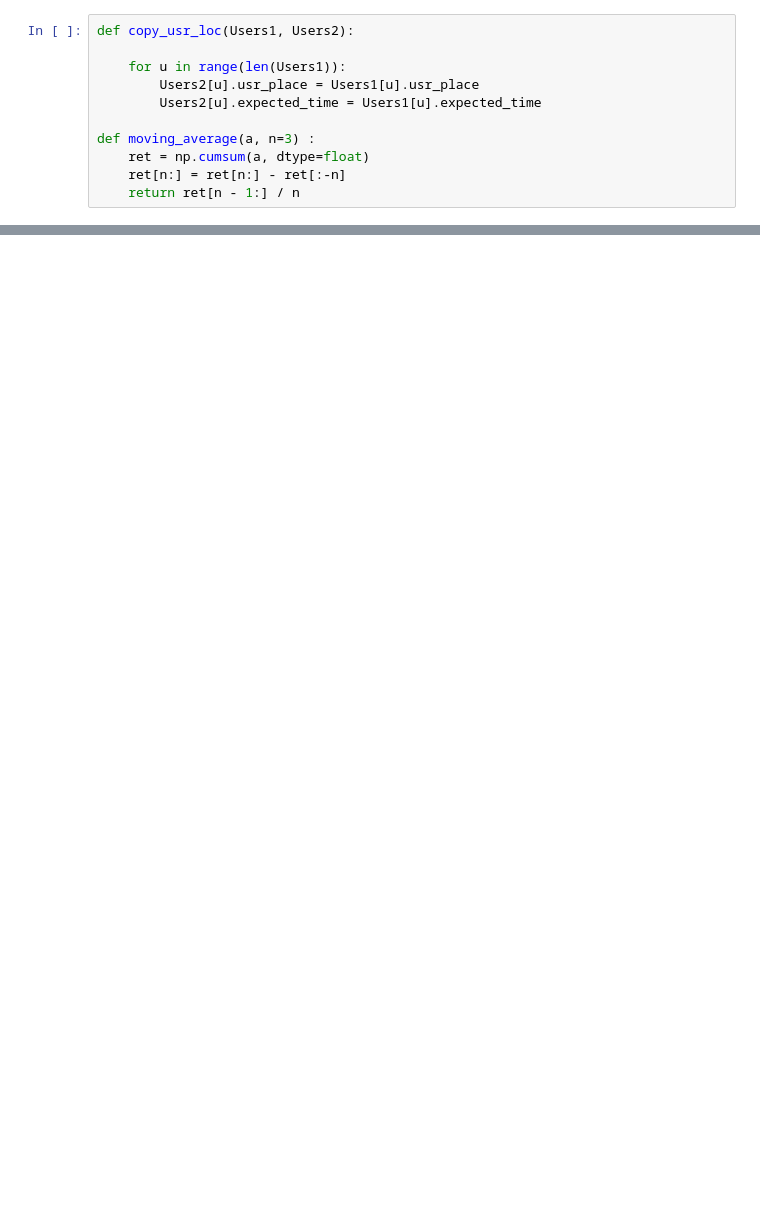
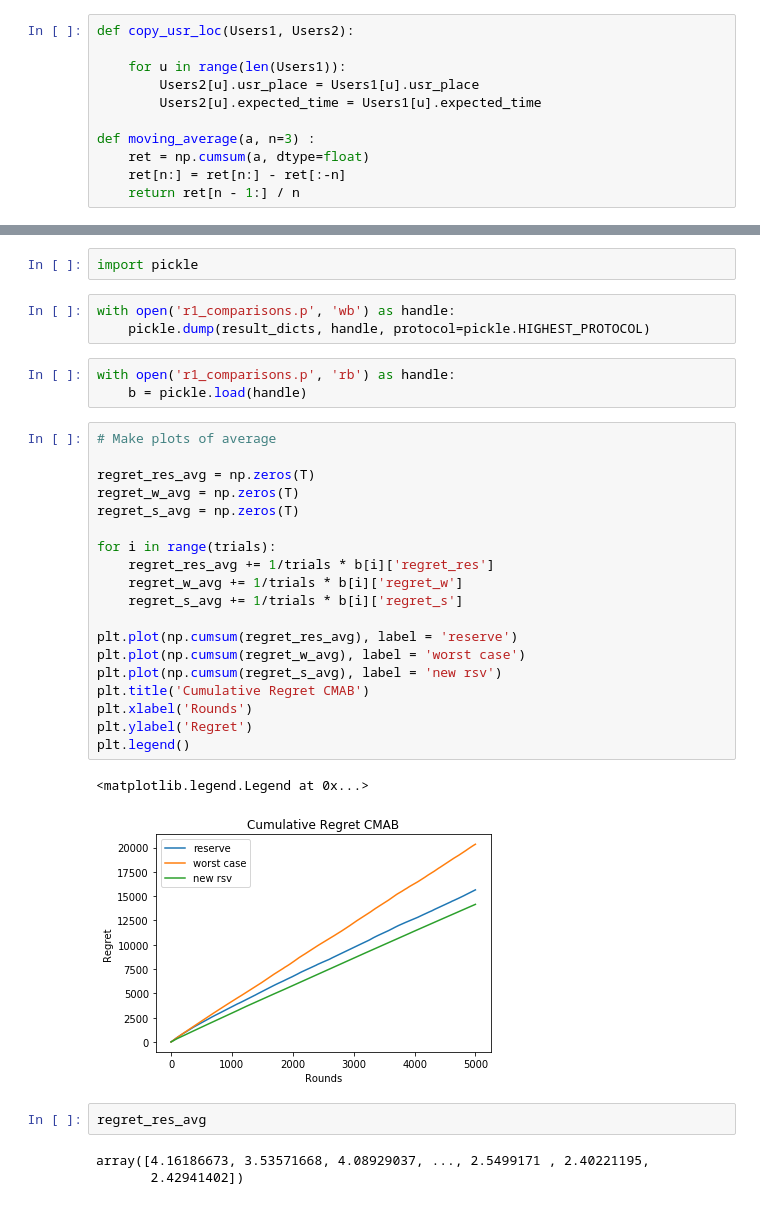
Before and after one commit to tj-kim/DistMEC, a Jupyter notebook: jupyter_notebooks/22_06_02 Worst Case Gain.ipynb, the cells around one changed output, grey strips where cells are left out. Saved outputs shown, nothing was run; the diff lists cells and outputs as text; blank space fills up the shorter version.

```diff
--- a/jupyter_notebooks/22_06_02 Worst Case Gain.ipynb
+++ b/jupyter_notebooks/22_06_02 Worst Case Gain.ipynb
@@ -146,0 +207,35 @@ plt.legend()
+# %%
+import pickle
+# %%
+with open('r1_comparisons.p', 'wb') as handle:
+    pickle.dump(result_dicts, handle, protocol=pickle.HIGHEST_PROTOCOL)
+# %%
+with open('r1_comparisons.p', 'rb') as handle:
+    b = pickle.load(handle)
+# %%
+# Make plots of average
+
+regret_res_avg = np.zeros(T)
+regret_w_avg = np.zeros(T)
+regret_s_avg = np.zeros(T)
+
+for i in range(trials):
+    regret_res_avg += 1/trials * b[i]['regret_res']
+    regret_w_avg += 1/trials * b[i]['regret_w']
+    regret_s_avg += 1/trials * b[i]['regret_s']
+
+plt.plot(np.cumsum(regret_res_avg), label = 'reserve')
+plt.plot(np.cumsum(regret_w_avg), label = 'worst case')
+plt.plot(np.cumsum(regret_s_avg), label = 'new rsv')
+plt.title('Cumulative Regret CMAB')
+plt.xlabel('Rounds')
+plt.ylabel('Regret')
+plt.legend()
+# %% [output]
+<matplotlib.legend.Legend at 0x...>
+[figure, added]
+# %%
+regret_res_avg
+# %% [output]
+array([4.16186673, 3.53571668, 4.08929037, ..., 2.5499171 , 2.40221195,
+       2.42941402])
```
Also changed, not shown: parts of 9 cells of this notebook, 3 other files.
